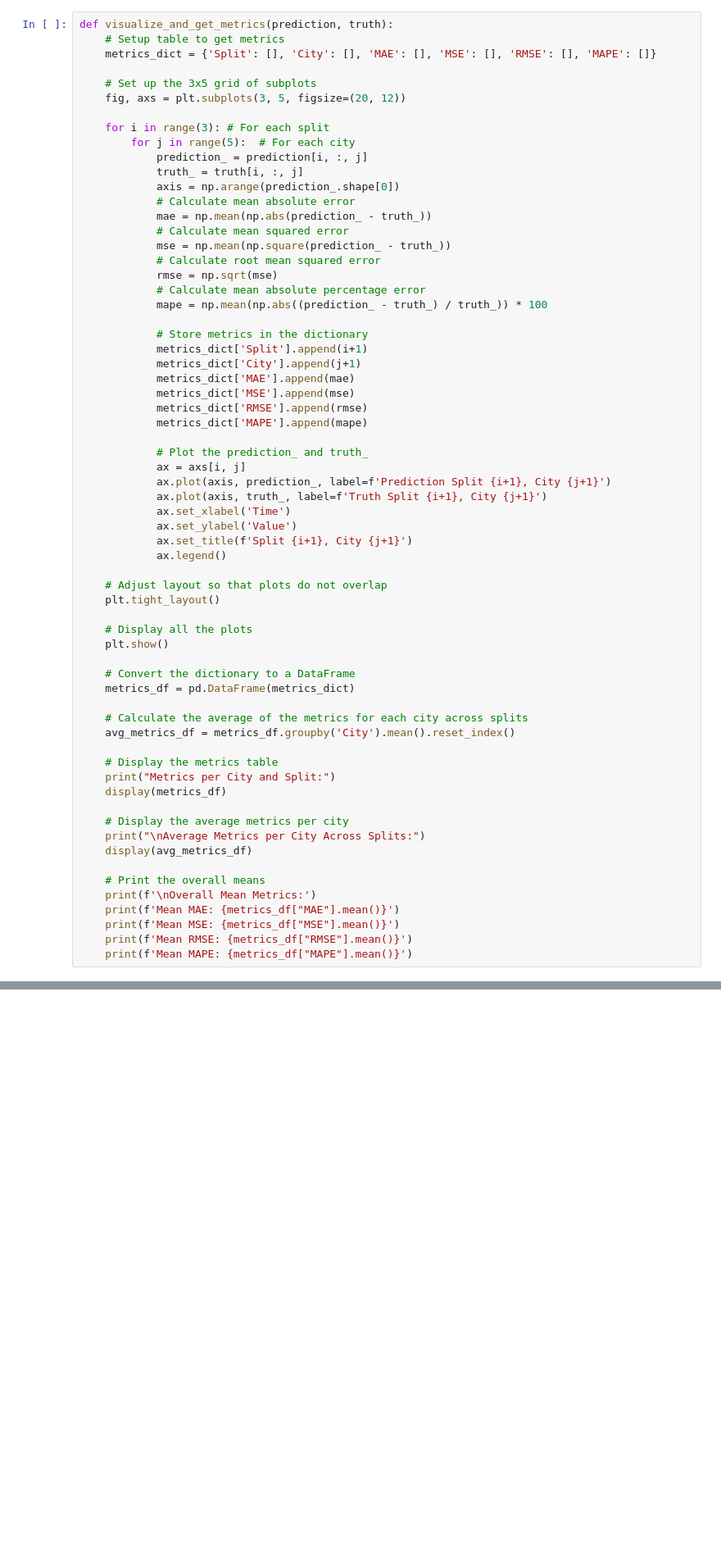
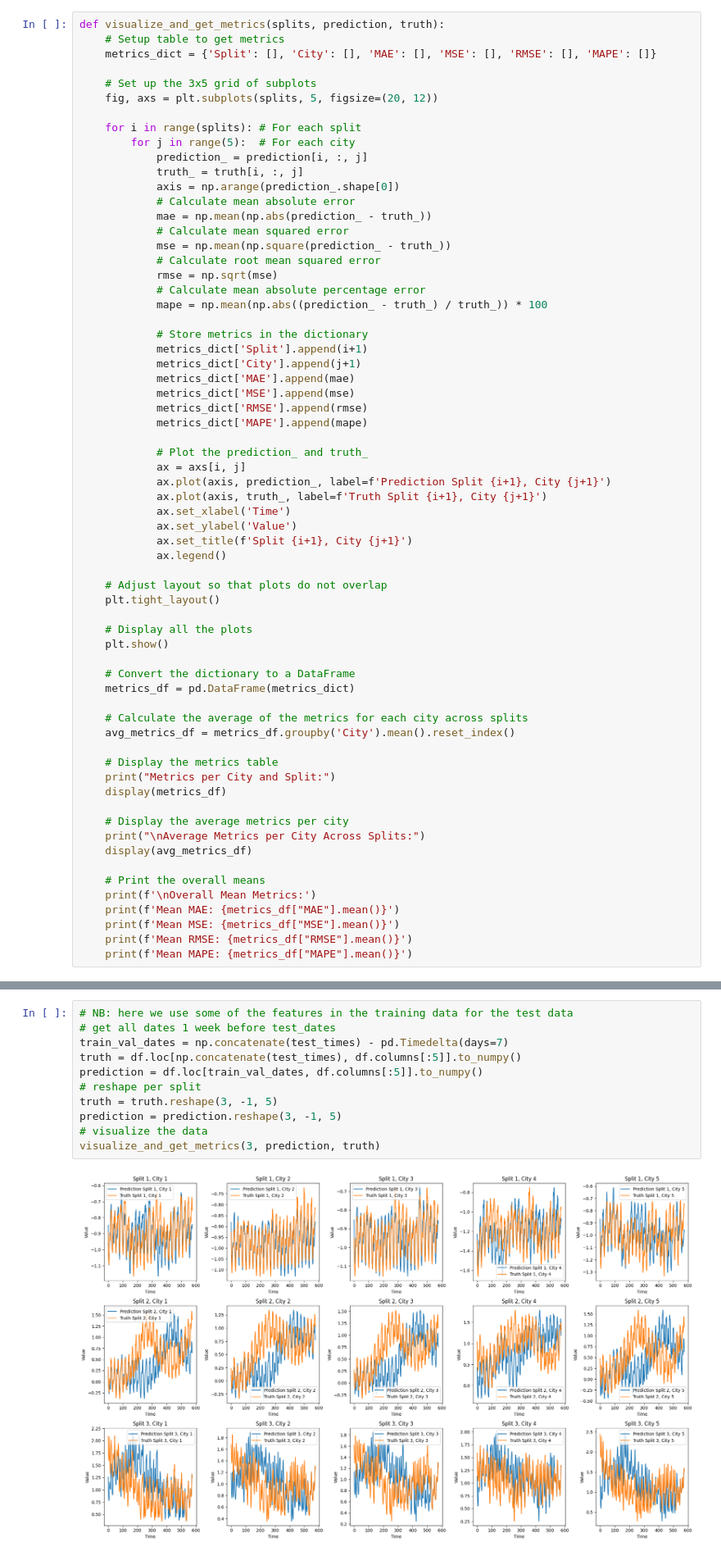
Before and after one commit to SigmaDerivative/energy-consumption-forecast, a Jupyter notebook: analysis.ipynb, the cells around one changed output, grey strips where cells are left out. Shown at 82% size. Drawn from its saved outputs; the diff is of its cells as text; blank space fills up the shorter version.

```diff
--- a/analysis.ipynb
+++ b/analysis.ipynb
@@ -188,12 +234,12 @@ train.shape, val.shape, test.shape
 # %%
-def visualize_and_get_metrics(prediction, truth):
+def visualize_and_get_metrics(splits, prediction, truth):
     # Setup table to get metrics
     metrics_dict = {'Split': [], 'City': [], 'MAE': [], 'MSE': [], 'RMSE': [], 'MAPE': []}
 
     # Set up the 3x5 grid of subplots
-    fig, axs = plt.subplots(3, 5, figsize=(20, 12))
+    fig, axs = plt.subplots(splits, 5, figsize=(20, 12))
 
-    for i in range(3): # For each split
+    for i in range(splits): # For each split
         for j in range(5):  # For each city
             prediction_ = prediction[i, :, j]
             truth_ = truth[i, :, j]
@@ -288,0 +299,13 @@ Mean MAPE: 42.669143503502454
+# %%
+# NB: here we use some of the features in the training data for the test data
+# get all dates 1 week before test_dates
+train_val_dates = np.concatenate(test_times) - pd.Timedelta(days=7)
+truth = df.loc[np.concatenate(test_times), df.columns[:5]].to_numpy()
+prediction = df.loc[train_val_dates, df.columns[:5]].to_numpy()
+# reshape per split
+truth = truth.reshape(3, -1, 5)
+prediction = prediction.reshape(3, -1, 5)
+# visualize the data
+visualize_and_get_metrics(3, prediction, truth)
+# %% [output]
+[figure, added]
```
Also changed, not shown: parts of 22 cells of this notebook.
